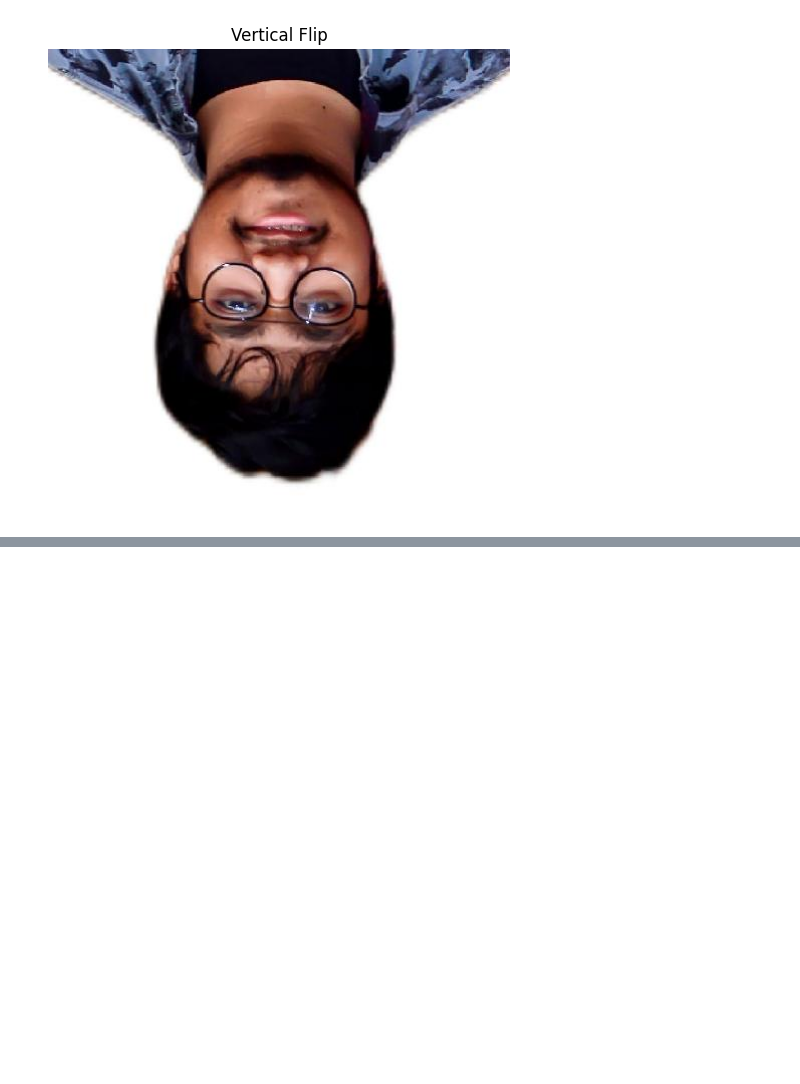
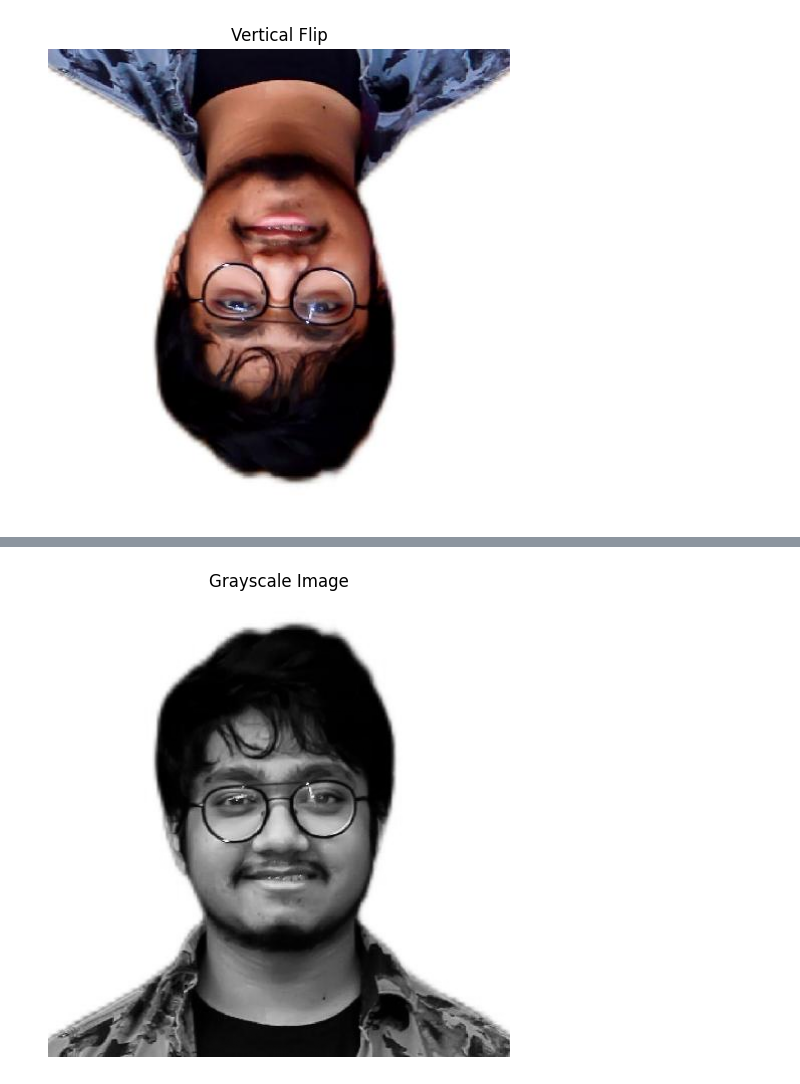
Before and after one commit to Arijit-Biswas-Anirban/Data_Science_Learning, a Jupyter notebook: image_functions.ipynb, the cells around one changed output, grey strips where cells are left out. Cells and saved outputs as stored; diff of their text form; code cells hidden in the pictures; blank space fills up the shorter version.

```diff
--- a/image_functions.ipynb
+++ b/image_functions.ipynb
@@ -692,0 +821,16 @@ show_image(img_v, "Vertical Flip")
+# %%
+def to_grayscale(img, from_bgr=False):
+    """
+    Convert image to grayscale.
+
+    from_bgr=True if image was read using cv2.imread()
+    """
+    if from_bgr:
+        return cv2.cvtColor(img, cv2.COLOR_BGR2GRAY)
+    else:
+        return cv2.cvtColor(img, cv2.COLOR_RGB2GRAY)
+# %%
+gray = to_grayscale(img)
+show_image(gray, "Grayscale Image")
+# %% [output]
+[figure, added]
```
Also changed, not shown: parts of 26 cells of this notebook.
